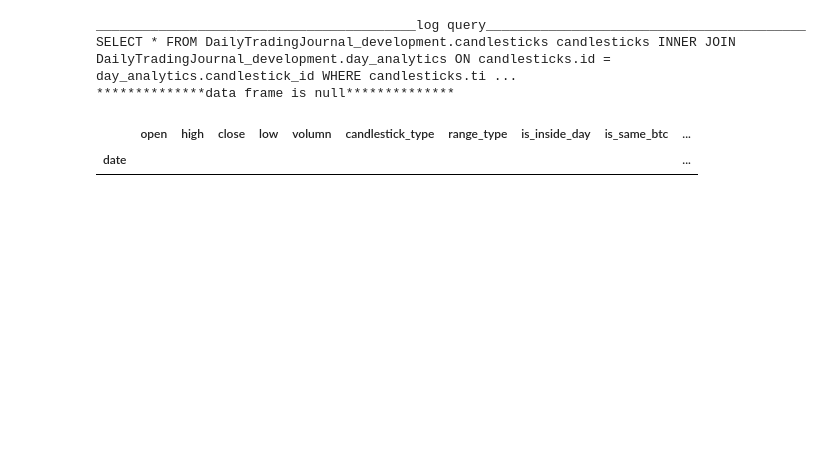
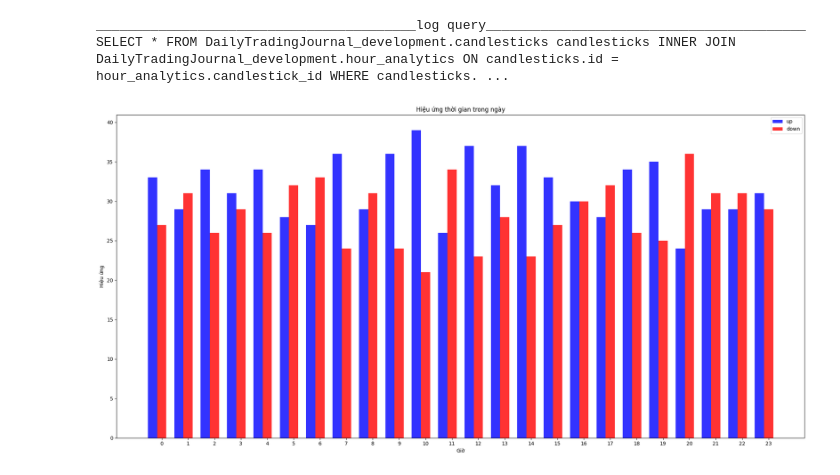
Before and after one commit to bachpx195/bach-s_trading_dashboard, a Jupyter notebook: dashboards/Link/day_report.ipynb, the cells around one changed output. Cells and saved outputs as stored; diff of their text form; code cells hidden in the pictures; blank space fills up the shorter version.

```diff
--- a/dashboards/Link/day_report.ipynb
+++ b/dashboards/Link/day_report.ipynb
@@ -1,24 +1,15 @@
-# %%
-from models.candlestick import Candlestick
-from models.merchandise_rate import MerchandiseRate
-%matplotlib inline
-
-
-merchandise_rate = MerchandiseRate()
-merchandise_rate_id = merchandise_rate.find_by_slug('LINKUSDT')
-candlestick = Candlestick(merchandise_rate_id)
-
-
-bitcoin_prices = candlestick.to_df()
-
-bitcoin_prices.describe()
-
-bitcoin_prices['day return'] = bitcoin_prices['close'].pct_change() * 100
-
-bitcoin_prices.tail(20)
-# %% [output]
-_________________________________________log query_________________________________________
-SELECT * FROM DailyTradingJournal_development.candlesticks candlesticks INNER JOIN DailyTradingJournal_development.day_analytics ON candlesticks.id = day_analytics.candlestick_id WHERE candlesticks.ti ...
-**************data frame is null**************
-|  | open | high | close | low | volumn | candlestick_type | range_type | is_inside_day | is_same_btc | ... |
-| date |  |  |  |  |  |  |  |  |  | ... |
+# %%
+MERCHANDISE_RATE = 'LINKUSDT'
+DAYS = 60
+HOUR_OBSERVE = 7
+# %%
+%matplotlib inline
+
+from services.report_service import hour_analytic
+
+plt = hour_analytic(MERCHANDISE_RATE, DAYS, HOUR_OBSERVE)
+plt.show()
+# %% [output]
+_________________________________________log query_________________________________________
+SELECT * FROM DailyTradingJournal_development.candlesticks candlesticks INNER JOIN DailyTradingJournal_development.hour_analytics ON candlesticks.id = hour_analytics.candlestick_id WHERE candlesticks. ...
+[figure, added]
```
Also changed, not shown: parts of 3 cells of this notebook, 1 other file.
